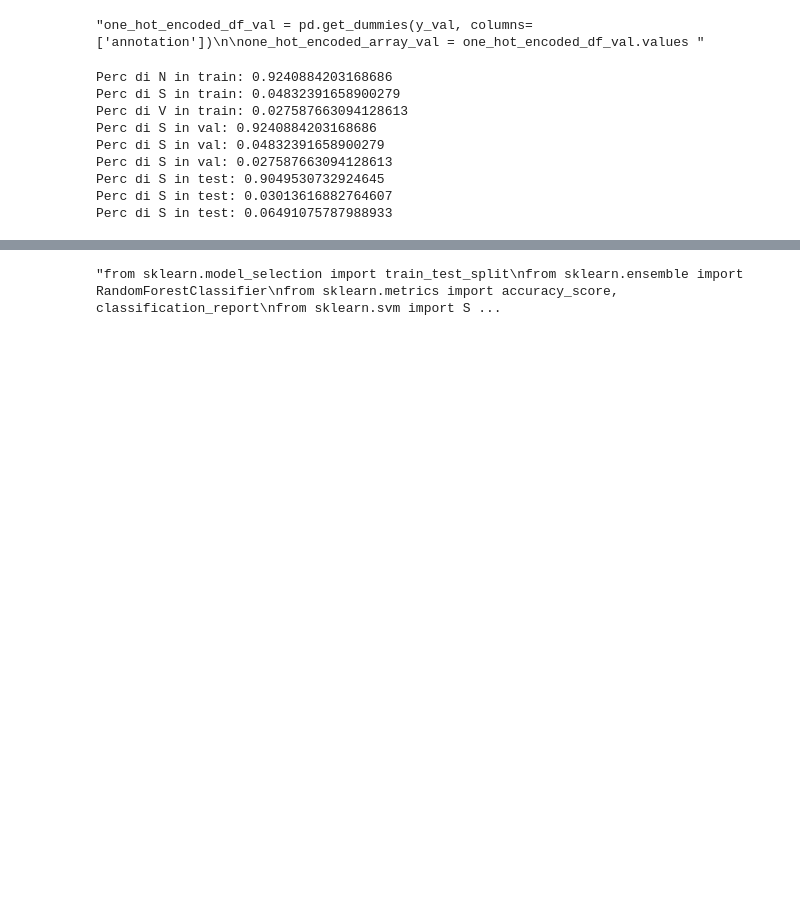
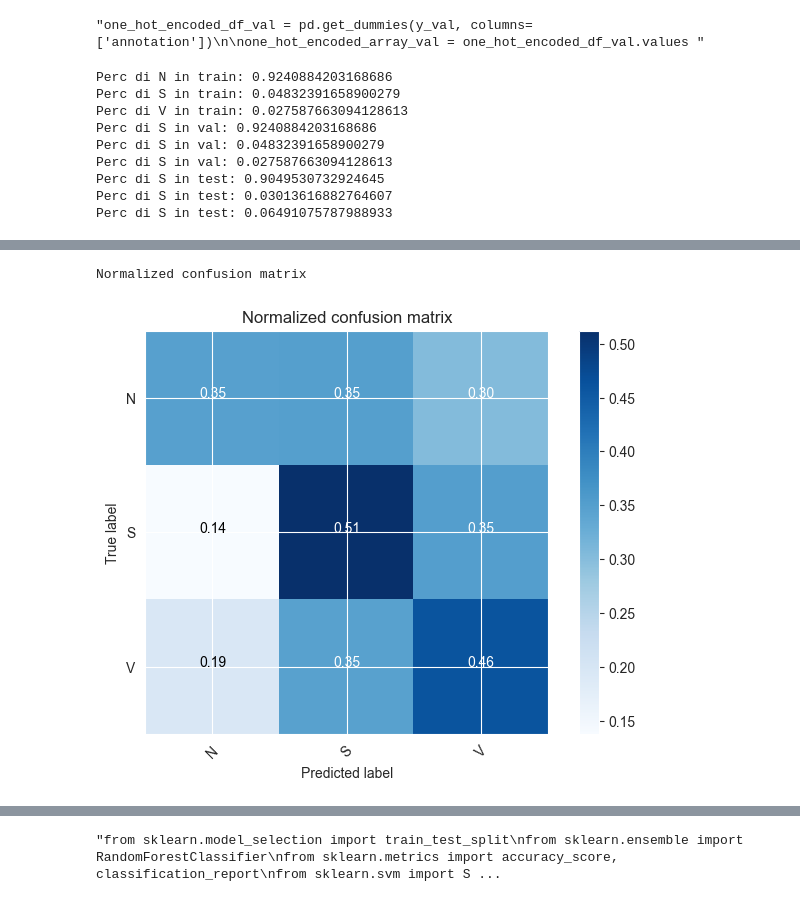
Before and after one commit to eleonora11sala/AI-project, a Jupyter notebook: ExperimentalModel.ipynb, the cells around one changed output, grey strips where cells are left out. Drawn from its saved outputs; the diff is of its cells as text; code cells hidden in the pictures; blank space fills up the shorter version.

```diff
--- a/ExperimentalModel.ipynb
+++ b/ExperimentalModel.ipynb
@@ -299,0 +242,39 @@ model_evaluation(one_hot_encoded_pred_ens, "EasyEnsembleClassifier")
+# %%
+import itertools
+#generate confusion matrix for k fold
+def generate_confusion_matrix(cnf_matrix, classes, normalize=False, title='Confusion matrix'):
+    if normalize:
+        cnf_matrix = cnf_matrix.astype('float') / cnf_matrix.sum(axis=1)[:, np.newaxis]
+        print("Normalized confusion matrix")
+    else:
+        print('Confusion matrix, without normalization')
+
+    plt.imshow(cnf_matrix, interpolation='nearest', cmap=plt.get_cmap('Blues'))
+    plt.title(title)
+    plt.colorbar()
+
+    tick_marks = np.arange(len(classes))
+    plt.xticks(tick_marks, classes, rotation=45)
+    plt.yticks(tick_marks, classes)
+
+    fmt = '.2f' if normalize else 'd'
+    thresh = cnf_matrix.max() / 2.
+
+    for i, j in itertools.product(range(cnf_matrix.shape[0]), range(cnf_matrix.shape[1])):
+        plt.text(j, i, format(cnf_matrix[i, j], fmt), horizontalalignment="center",
+                 color="white" if cnf_matrix[i, j] > thresh else "black")
+
+    plt.tight_layout()
+    plt.ylabel('True label')
+    plt.xlabel('Predicted label')
+
+    return cnf_matrix
+# %%
+def plot_confusion_matrix(predicted_labels_list, y_test_list):
+    cnf_matrix = confusion_matrix(y_test_list, predicted_labels_list)
+    np.set_printoptions(precision=2)
+
+    # Plot normalized confusion matrix
+    plt.figure()
+    generate_confusion_matrix(cnf_matrix, classes=['N', 'S', 'V'], normalize=True, title='Normalized confusion matrix')
+    plt.show()
@@ -299,0 +361,5 @@ model_evaluation(one_hot_encoded_pred_ens, "EasyEnsembleClassifier")
+# %%
+plot_confusion_matrix(predicted_targets, actual_targets)
+# %% [output]
+Normalized confusion matrix
+[figure, added]
```
Also changed, not shown: parts of 43 cells of this notebook, 3 other files.
